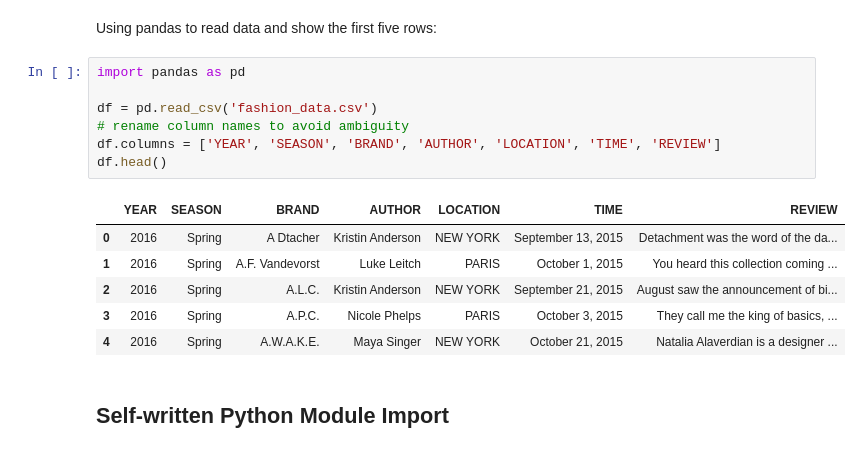
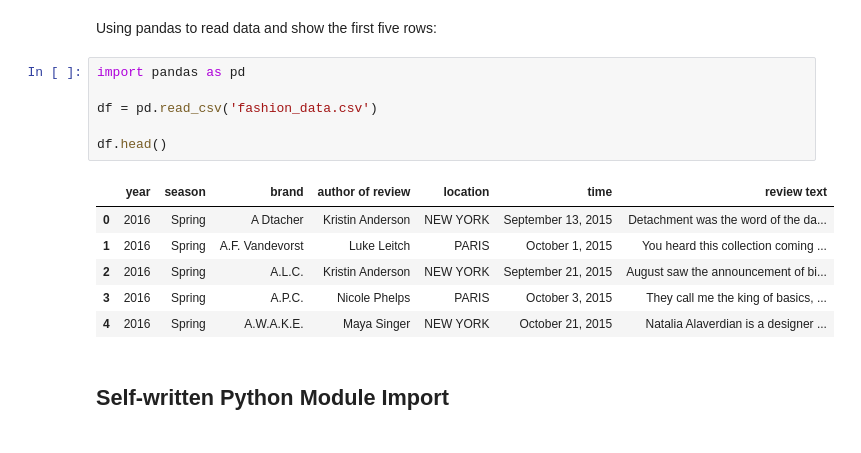
Before and after one commit to maxwelllee54/TextAnalytics, a Jupyter notebook: Assgn2.ipynb, the cells around one changed output. Drawn from its saved outputs; the diff is of its cells as text.

```diff
--- a/Assgn2.ipynb
+++ b/Assgn2.ipynb
@@ -5,12 +5,11 @@ Using pandas to read data and show the first five rows:
 # %%
 import pandas as pd
 
 df = pd.read_csv('fashion_data.csv')
-# rename column names to avoid ambiguity
-df.columns = ['YEAR', 'SEASON', 'BRAND', 'AUTHOR', 'LOCATION', 'TIME', 'REVIEW']
+
 df.head()
 # %% [output]
-|  | YEAR | SEASON | BRAND | AUTHOR | LOCATION | TIME | REVIEW |
+|  | year | season | brand | author of review | location | time | review text |
 | 0 | 2016 | Spring | A Dtacher | Kristin Anderson | NEW YORK | September 13, 2015 | Detachment was the word of the da... |
 | 1 | 2016 | Spring | A.F. Vandevorst | Luke Leitch | PARIS | October 1, 2015 | You heard this collection coming ... |
 | 2 | 2016 | Spring | A.L.C. | Kristin Anderson | NEW YORK | September 21, 2015 | August saw the announcement of bi... |
```
Also changed, not shown: parts of 21 cells of this notebook, 1 other file.
